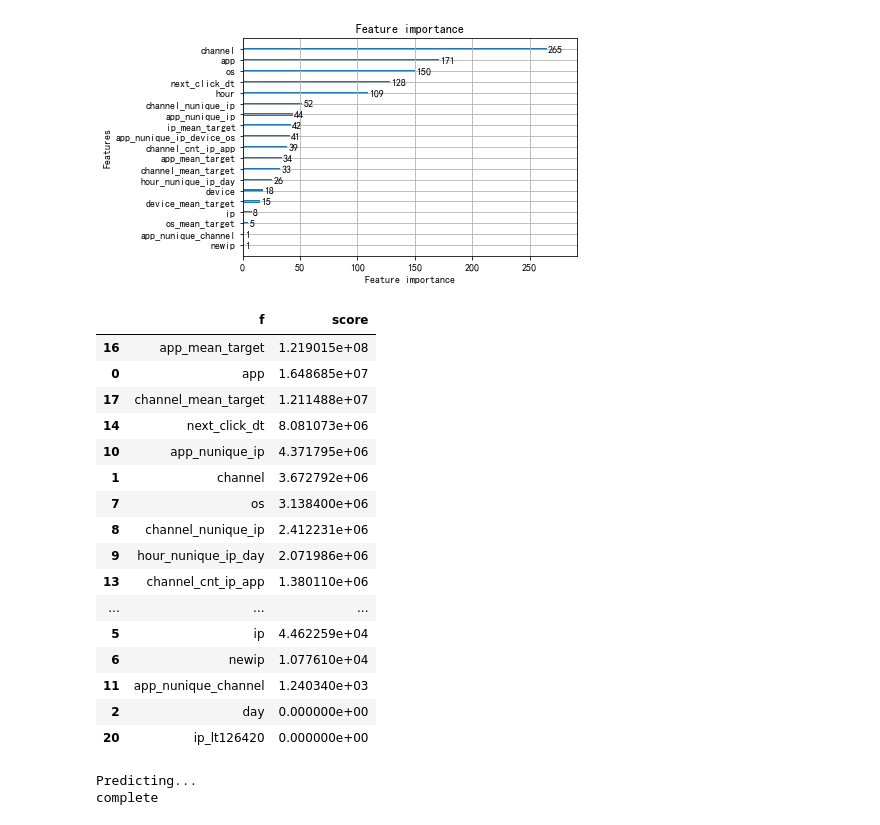
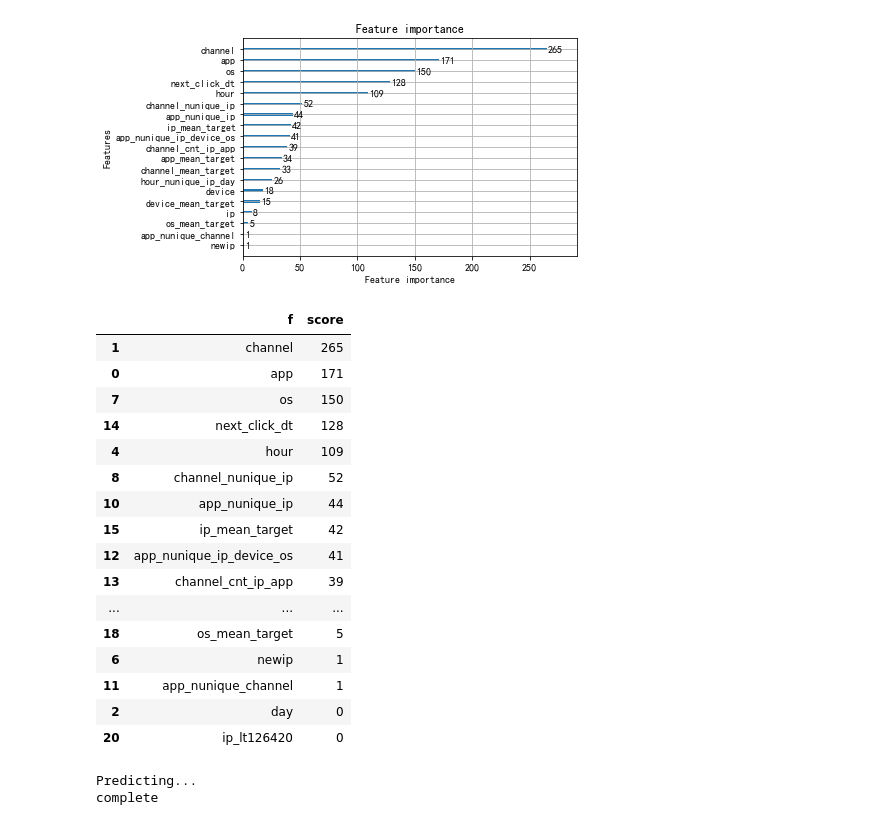
Before and after one commit to ihongChen/kaggle_AdTracking, a Jupyter notebook: src/model3_lgb.ipynb, the cells around one changed output. Drawn from its saved outputs; the diff is of its cells as text; code cells hidden in the pictures.

```diff
--- a/src/model3_lgb.ipynb
+++ b/src/model3_lgb.ipynb
@@ -179,25 +179,25 @@ ax = lgb.plot_importance(bst, max_num_features=100,importance_type='split')
 Plot feature importances...
 [figure]
 # %%
-pd.DataFrame({'f':bst.feature_name(),'score':bst.feature_importance(importance_type='gain')}).sort_values(by='score',ascending=False)
+pd.DataFrame({'f':bst.feature_name(),'score':bst.feature_importance(importance_type='split')}).sort_values(by='score',ascending=False)
 # %% [output]
 |  | f | score |
-| 16 | app_mean_target | 1.219015e+08 |
-| 0 | app | 1.648685e+07 |
-| 17 | channel_mean_target | 1.211488e+07 |
-| 14 | next_click_dt | 8.081073e+06 |
-| 10 | app_nunique_ip | 4.371795e+06 |
-| 1 | channel | 3.672792e+06 |
-| 7 | os | 3.138400e+06 |
-| 8 | channel_nunique_ip | 2.412231e+06 |
-| 9 | hour_nunique_ip_day | 2.071986e+06 |
-| 13 | channel_cnt_ip_app | 1.380110e+06 |
+| 1 | channel | 265 |
+| 0 | app | 171 |
+| 7 | os | 150 |
+| 14 | next_click_dt | 128 |
+| 4 | hour | 109 |
+| 8 | channel_nunique_ip | 52 |
+| 10 | app_nunique_ip | 44 |
+| 15 | ip_mean_target | 42 |
+| 12 | app_nunique_ip_device_os | 41 |
+| 13 | channel_cnt_ip_app | 39 |
 | ... | ... | ... |
-| 5 | ip | 4.462259e+04 |
-| 6 | newip | 1.077610e+04 |
-| 11 | app_nunique_channel | 1.240340e+03 |
-| 2 | day | 0.000000e+00 |
-| 20 | ip_lt126420 | 0.000000e+00 |
+| 18 | os_mean_target | 5 |
+| 6 | newip | 1 |
+| 11 | app_nunique_channel | 1 |
+| 2 | day | 0 |
+| 20 | ip_lt126420 | 0 |
 # %%
 bst.save_model('../output/model/lgb_val_98199_on_day9.txt')
 # %%
```
Also changed, not shown: 19 other files.
